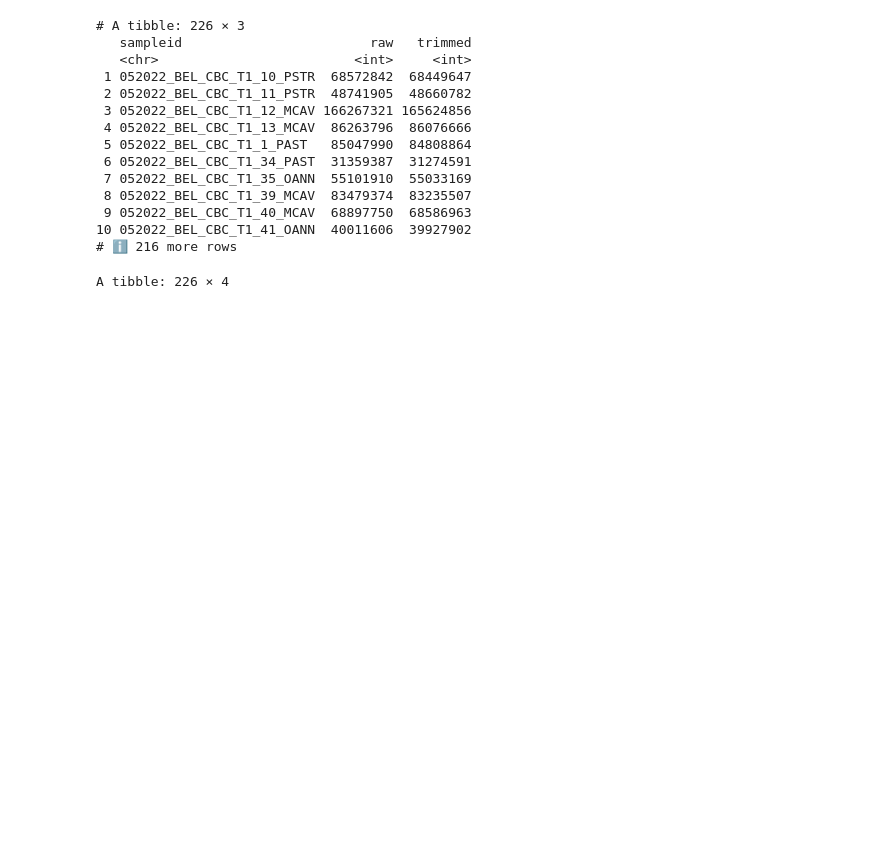
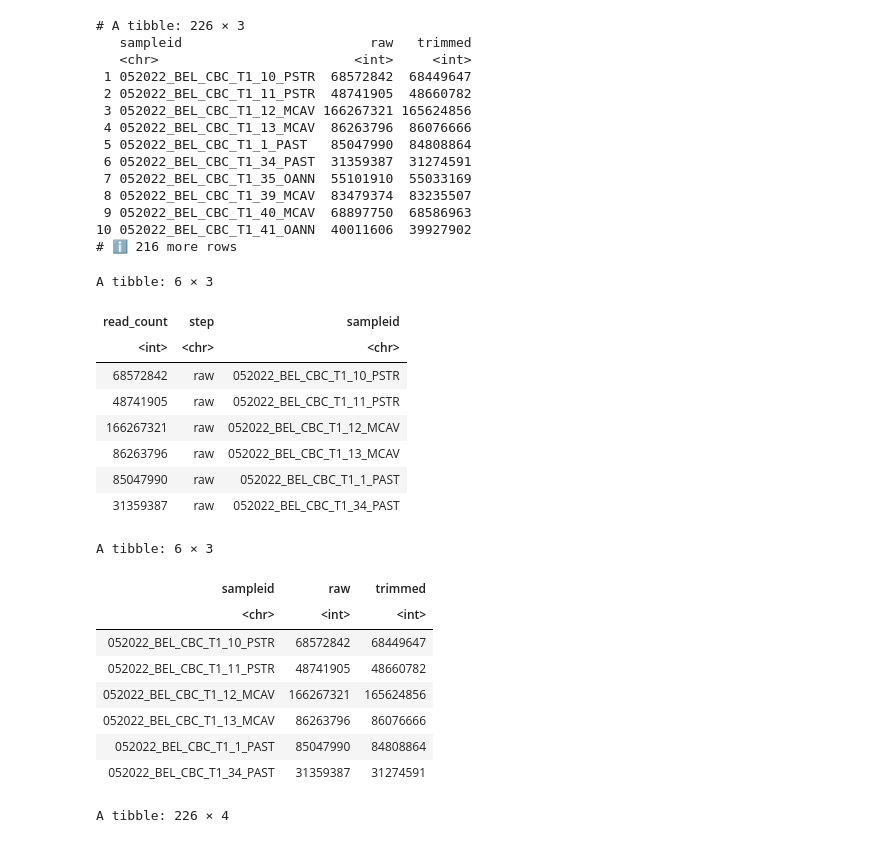
Before and after one commit to brookewicz/CBC_metagenomics, a Jupyter notebook: all_sctld/read_counts.ipynb, the cells around one changed output. Cells and saved outputs as stored; diff of their text form; code cells hidden in the pictures; blank space fills up the shorter version.

```diff
--- a/all_sctld/read_counts.ipynb
+++ b/all_sctld/read_counts.ipynb
@@ -88,3 +87,25 @@ print(reads_wide)
  9 052022_BEL_CBC_T1_40_MCAV  68897750  68586963
 10 052022_BEL_CBC_T1_41_OANN  40011606  39927902
 # ℹ 216 more rows
+# %%
+head(reads_all)
+head(reads_wide)
+# %% [output]
+A tibble: 6 × 3
+| read_count | step | sampleid |
+| <int> | <chr> | <chr> |
+| 68572842 | raw | 052022_BEL_CBC_T1_10_PSTR |
+| 48741905 | raw | 052022_BEL_CBC_T1_11_PSTR |
+| 166267321 | raw | 052022_BEL_CBC_T1_12_MCAV |
+| 86263796 | raw | 052022_BEL_CBC_T1_13_MCAV |
+| 85047990 | raw | 052022_BEL_CBC_T1_1_PAST |
+| 31359387 | raw | 052022_BEL_CBC_T1_34_PAST |
+A tibble: 6 × 3
+| sampleid | raw | trimmed |
+| <chr> | <int> | <int> |
+| 052022_BEL_CBC_T1_10_PSTR | 68572842 | 68449647 |
+| 052022_BEL_CBC_T1_11_PSTR | 48741905 | 48660782 |
+| 052022_BEL_CBC_T1_12_MCAV | 166267321 | 165624856 |
+| 052022_BEL_CBC_T1_13_MCAV | 86263796 | 86076666 |
+| 052022_BEL_CBC_T1_1_PAST | 85047990 | 84808864 |
+| 052022_BEL_CBC_T1_34_PAST | 31359387 | 31274591 |
```
Also changed, not shown: parts of 17 cells of this notebook.
